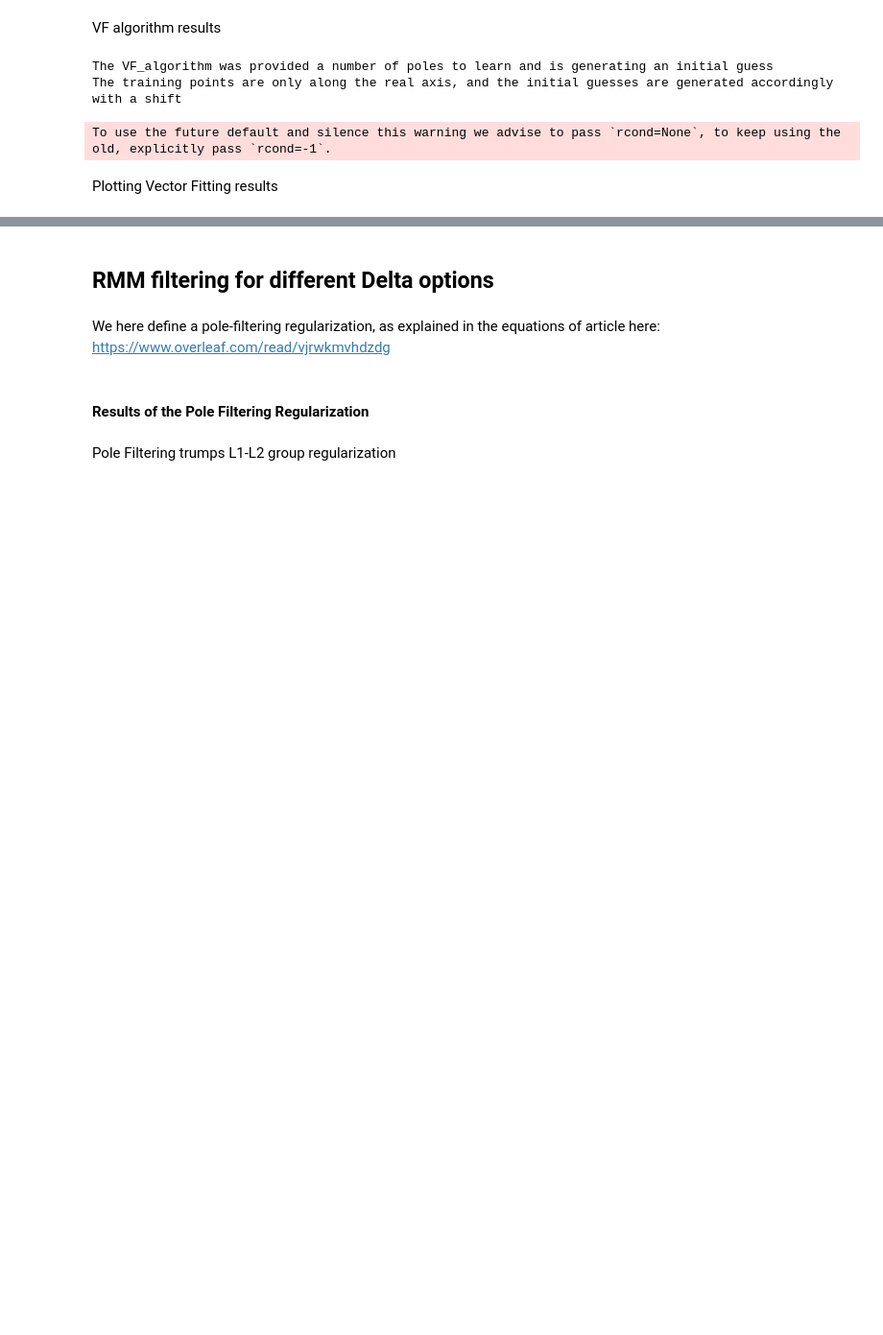
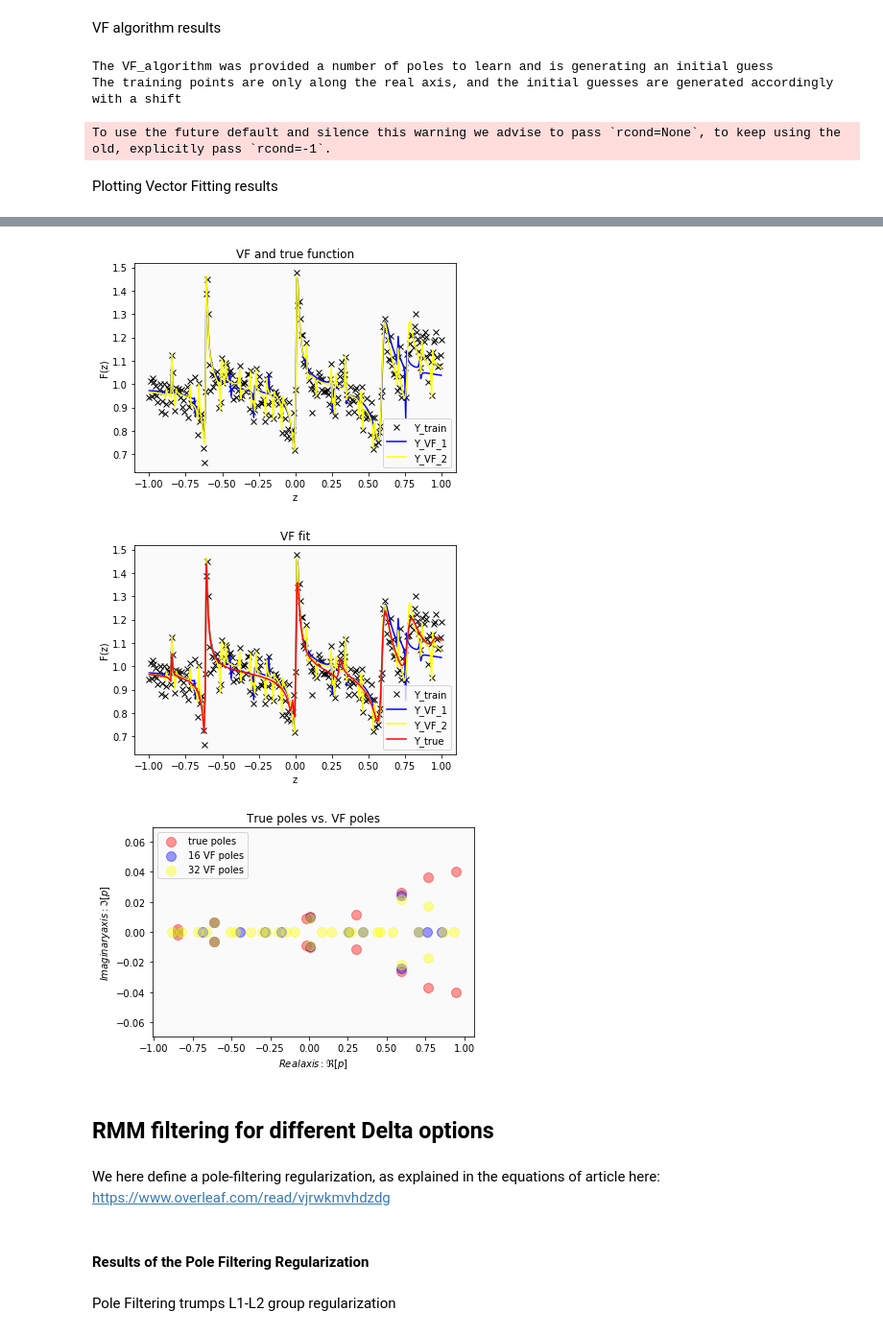
Before and after one commit to fflores97/Rational-Matrix-Machines, a Jupyter notebook: RMM_Vlad_data.ipynb, the cells around one changed output, grey strips where cells are left out. Shown at 96% size. Saved outputs shown, nothing was run; the diff lists cells and outputs as text; code cells hidden in the pictures; blank space fills up the shorter version.

```diff
--- a/RMM_Vlad_data.ipynb
+++ b/RMM_Vlad_data.ipynb
@@ -365,0 +438,15 @@ array([-0.93739468-1.52640518e-18j, -0.81080717-6.10375461e-18j,
+# %%
+Np_VF_1 = number_true_poles
+Np_VF_2 = 2*number_true_poles # twice too many VF poles
+
+VF_poles_1, VF_residues_1, VF_poly_coeff_1, VF_offset_1, VF_residual_1, barycentric_residues_1 = VF_algorithm(z_train, Y_train, 20, 0, Np_VF_1) ## add VF_poly_coeff when poly_order not zero
+VF_poles_2, VF_residues_2, VF_poly_coeff_2, VF_offset_2, VF_residual_2, barycentric_residues_2 = VF_algorithm(z_train, Y_train, 20, 0, Np_VF_2) ## add VF_poly_coeff when poly_order not zero
+
+## VF results
+z_train  ## for complex values : 2*np.random.rand(number_CV_points)*np.exp(1j*2*np.pi*np.random.rand(number_CV_points))
+dim_residues = Y_train[0].size
+Y_VF_1 = np.zeros([z_train.size, dim_residues] , dtype=complex)
+Y_VF_2 = np.zeros([z_train.size, dim_residues] , dtype=complex) ## VF solution
+for k in range(z_train.size):
+    Y_VF_1[k] = rational_function(z_train[k], VF_poles_1, VF_residues_1, VF_offset_1) # add when poly_order not zero : VF_poly_coeff)
+    Y_VF_2[k] = rational_function(z_train[k], VF_poles_2, VF_residues_2, VF_offset_2) # add when poly_order not zero : VF_poly_coeff)
@@ -366,3 +459,50 @@ array([-0.93739468-1.52640518e-18j, -0.81080717-6.10375461e-18j,
+# %%
+# Plot results
+fig_train_vs_VF = plt.figure()
+title_plt= 'VF and true function'
+plt.plot(z_train, Y_train, 'x k', label='Y_train' )
+plt.plot(z_train, Y_VF_1, 'b', label='Y_VF_1')
+plt.plot(z_train, Y_VF_2, '-', color = 'yellow', label='Y_VF_2')
+#plt.plot(z_train, Y_true, 'r', label='Y_true')
+plt.xlabel('z')
+plt.ylabel('F(z)')
+plot_title = 'VF fit'
+plt.title(title_plt)
+plt.legend()
+#plt.show()
+plt.rcParams['axes.facecolor'] = '0.98'
+
+fig_train_vs_VF = plt.figure()
+plt.plot(z_train, Y_train, 'x k', label='Y_train' )
+plt.plot(z_train, Y_VF_1, 'b', label='Y_VF_1')
+plt.plot(z_train, Y_VF_2, '-', color = 'yellow', label='Y_VF_2')
+plt.plot(z_train, Y_true, 'r', label='Y_true')
+
+#plt.ylim(-20,20)
+plt.xlabel('z')
+plt.ylabel('F(z)')
+plot_title = 'VF fit'
+plt.title(plot_title)
+plt.legend()
+#plt.show()
+plt.rcParams['axes.facecolor'] = '0.98'
+
+plt.figure()
+plot_title = 'True poles vs. VF poles'
+plt.scatter(np.real(poles), np.imag(poles), alpha=0.4, s=100, c='red', cmap='viridis', label='true poles')
+plt.scatter(np.real(VF_poles_1), np.imag(VF_poles_1), alpha=0.4, s=100, c='blue', cmap='viridis', label='%s VF poles'%(Np_VF_1))
+plt.scatter(np.real(VF_poles_2), np.imag(VF_poles_2), alpha=0.4, s=100, c='yellow', cmap='viridis', label='%s VF poles'%(Np_VF_2))
+plt.xlabel('$Real axis: \Re[p]$')
+plt.ylabel('$Imaginary axis: \Im[p]$')
+plt.title(plot_title)
+
+plt.legend()
+pdf_title = "%s.%s"%(plot_title , 'pdf')
+#plt.savefig(pdf_title)
+# %% [output]
+[figure, added]
+[figure, added]
+[figure, added]
 # %% [markdown]
 ## RMM filtering for different Delta options
 # %% [markdown]
```
Also changed, not shown: parts of 18 cells of this notebook, 8 other files.
